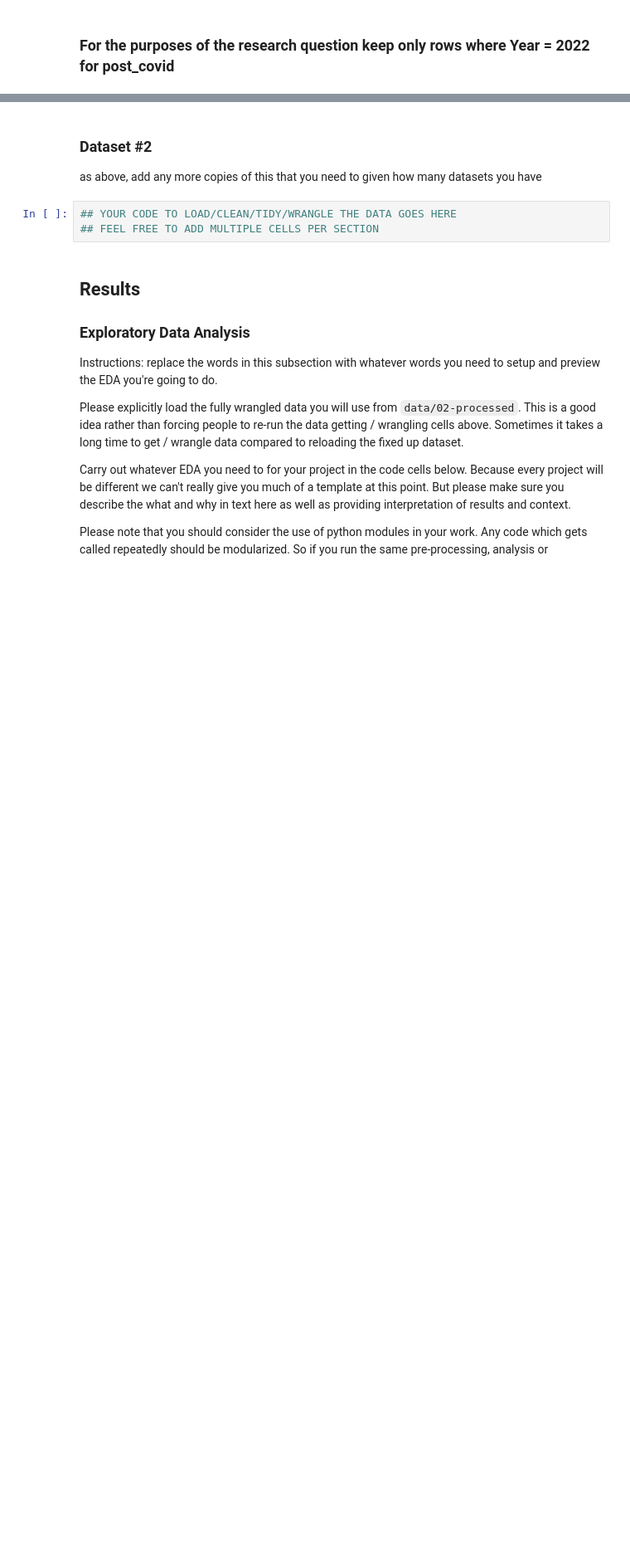
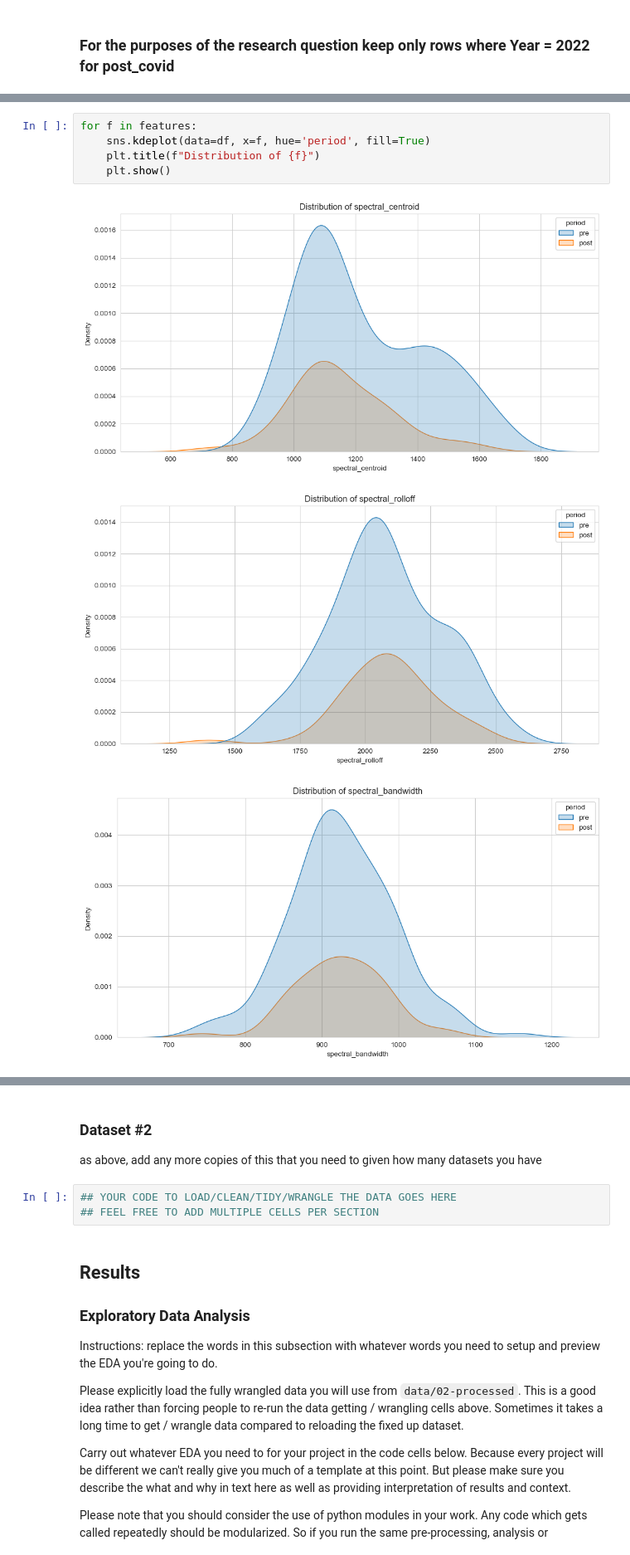
Before and after one commit to COGS108/Group081_WI26, a Jupyter notebook: 02-EDACheckpoint.ipynb, the cells around one changed output, grey strips where cells are left out. Shown at 83% size. Saved outputs shown, nothing was run; the diff lists cells and outputs as text; blank space fills up the shorter version.

```diff
--- a/02-EDACheckpoint.ipynb
+++ b/02-EDACheckpoint.ipynb
@@ -248,0 +419,9 @@ post_COVID_feature_df.head()
+# %%
+for f in features:
+    sns.kdeplot(data=df, x=f, hue='period', fill=True)
+    plt.title(f"Distribution of {f}")
+    plt.show()
+# %% [output]
+[figure, added]
+[figure, added]
+[figure, added]
```
Also changed, not shown: parts of 57 cells of this notebook.
